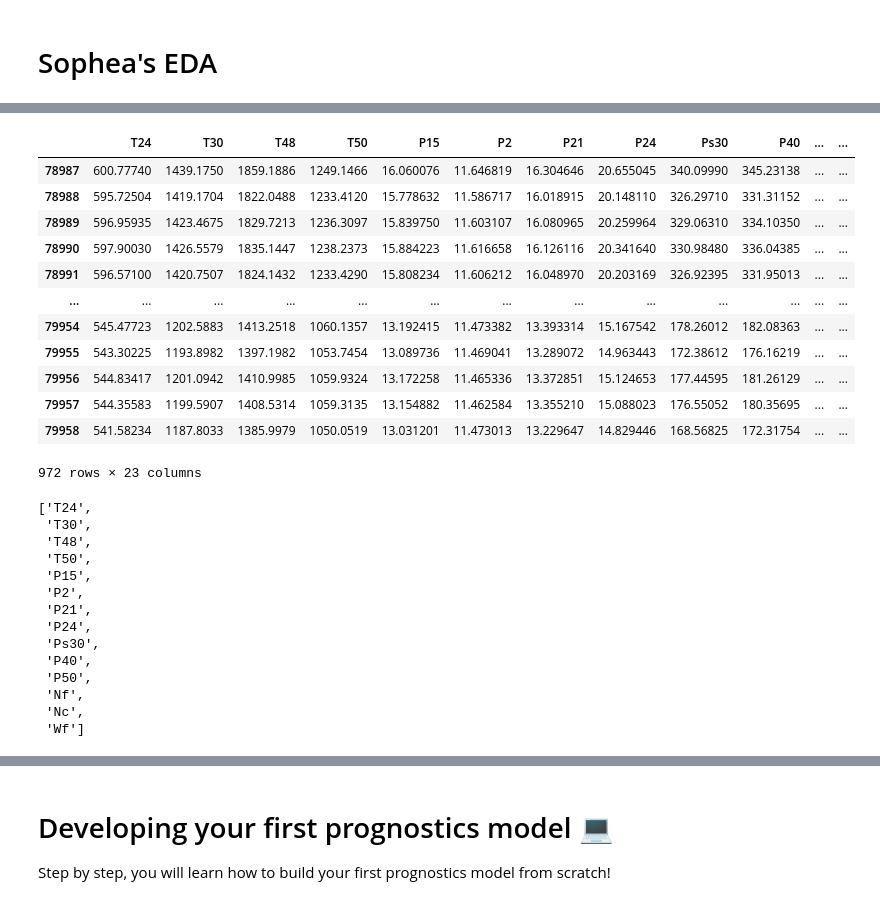
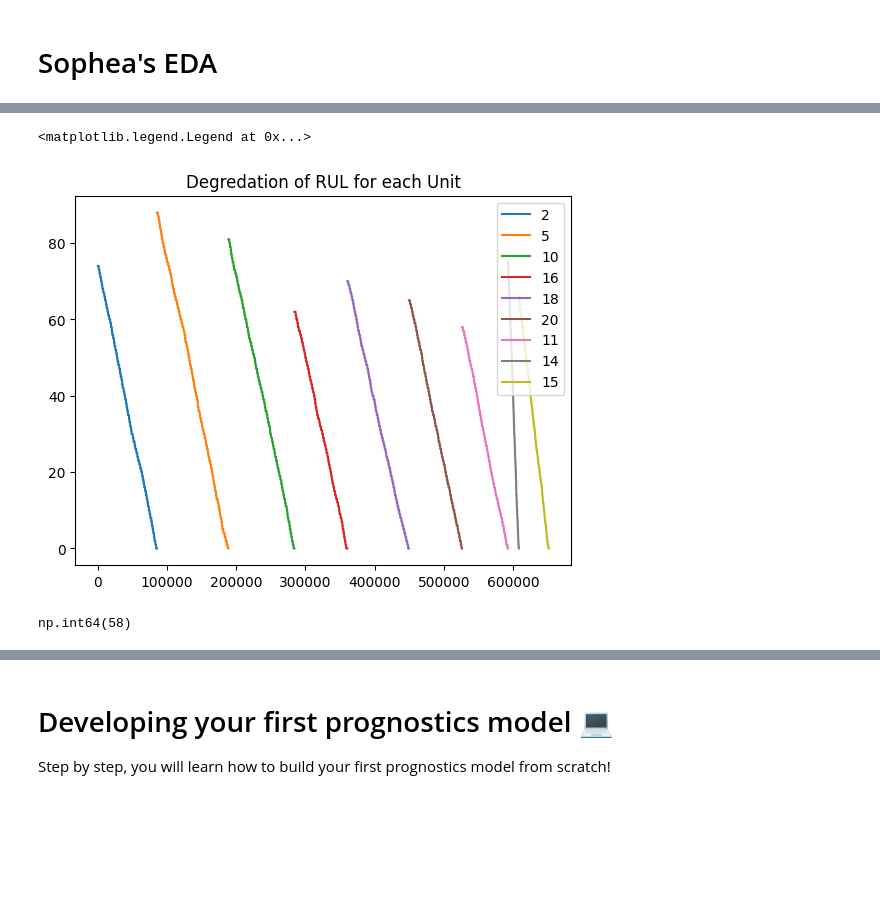
Before and after one commit to j0shcd/ml4pm, a Jupyter notebook: assignment_3/Sophea_03-assignment_1dcnn_prognostics.ipynb, the cells around one changed output, grey strips where cells are left out. Saved outputs shown, nothing was run; the diff lists cells and outputs as text; code cells hidden in the pictures; blank space fills up the shorter version.

```diff
--- a/assignment_3/Sophea_03-assignment_1dcnn_prognostics.ipynb
+++ b/assignment_3/Sophea_03-assignment_1dcnn_prognostics.ipynb
@@ -184,37 +175,17 @@ This will become an error in seaborn v0.14.0; please update your code.
+# %%
+units = [2, 5, 10, 16, 18, 20, 11, 14, 15]
+plt.title('Degredation of RUL for each Unit')
+for i in units:
+    plt.plot(df[df['unit'] == i]['RUL'], label = i)
+plt.legend()
+# %% [output]
+<matplotlib.legend.Legend at 0x...>
+[figure, added]
 # %%
-df.loc[(df.unit == 2) & (df.cycle == cycle)]
+df.loc[(df.unit == 11)]['RUL'].max()
 # plt.scatter(x = 'T50', y = 'RUL', data = df[df.cycle == cycle])
 # %% [output]
-|  | T24 | T30 | T48 | T50 | P15 | P2 | P21 | P24 | Ps30 | P40 | ... | ... |
-| 78987 | 600.77740 | 1439.1750 | 1859.1886 | 1249.1466 | 16.060076 | 11.646819 | 16.304646 | 20.655045 | 340.09990 | 345.23138 | ... | ... |
-| 78988 | 595.72504 | 1419.1704 | 1822.0488 | 1233.4120 | 15.778632 | 11.586717 | 16.018915 | 20.148110 | 326.29710 | 331.31152 | ... | ... |
-| 78989 | 596.95935 | 1423.4675 | 1829.7213 | 1236.3097 | 15.839750 | 11.603107 | 16.080965 | 20.259964 | 329.06310 | 334.10350 | ... | ... |
-| 78990 | 597.90030 | 1426.5579 | 1835.1447 | 1238.2373 | 15.884223 | 11.616658 | 16.126116 | 20.341640 | 330.98480 | 336.04385 | ... | ... |
-| 78991 | 596.57100 | 1420.7507 | 1824.1432 | 1233.4290 | 15.808234 | 11.606212 | 16.048970 | 20.203169 | 326.92395 | 331.95013 | ... | ... |
-| ... | ... | ... | ... | ... | ... | ... | ... | ... | ... | ... | ... | ... |
-| 79954 | 545.47723 | 1202.5883 | 1413.2518 | 1060.1357 | 13.192415 | 11.473382 | 13.393314 | 15.167542 | 178.26012 | 182.08363 | ... | ... |
-| 79955 | 543.30225 | 1193.8982 | 1397.1982 | 1053.7454 | 13.089736 | 11.469041 | 13.289072 | 14.963443 | 172.38612 | 176.16219 | ... | ... |
-| 79956 | 544.83417 | 1201.0942 | 1410.9985 | 1059.9324 | 13.172258 | 11.465336 | 13.372851 | 15.124653 | 177.44595 | 181.26129 | ... | ... |
-| 79957 | 544.35583 | 1199.5907 | 1408.5314 | 1059.3135 | 13.154882 | 11.462584 | 13.355210 | 15.088023 | 176.55052 | 180.35695 | ... | ... |
-| 79958 | 541.58234 | 1187.8033 | 1385.9979 | 1050.0519 | 13.031201 | 11.473013 | 13.229647 | 14.829446 | 168.56825 | 172.31754 | ... | ... |
-972 rows × 23 columns
+np.int64(58)
-# %%
-XS_VAR
-# %% [output]
-['T24',
- 'T30',
- 'T48',
- 'T50',
- 'P15',
- 'P2',
- 'P21',
- 'P24',
- 'Ps30',
- 'P40',
- 'P50',
- 'Nf',
- 'Nc',
- 'Wf']
 # %%
 processData = df[df['unit']== 14][W_VAR + LABELS]
 
```
Also changed, not shown: parts of 21 cells of this notebook.
